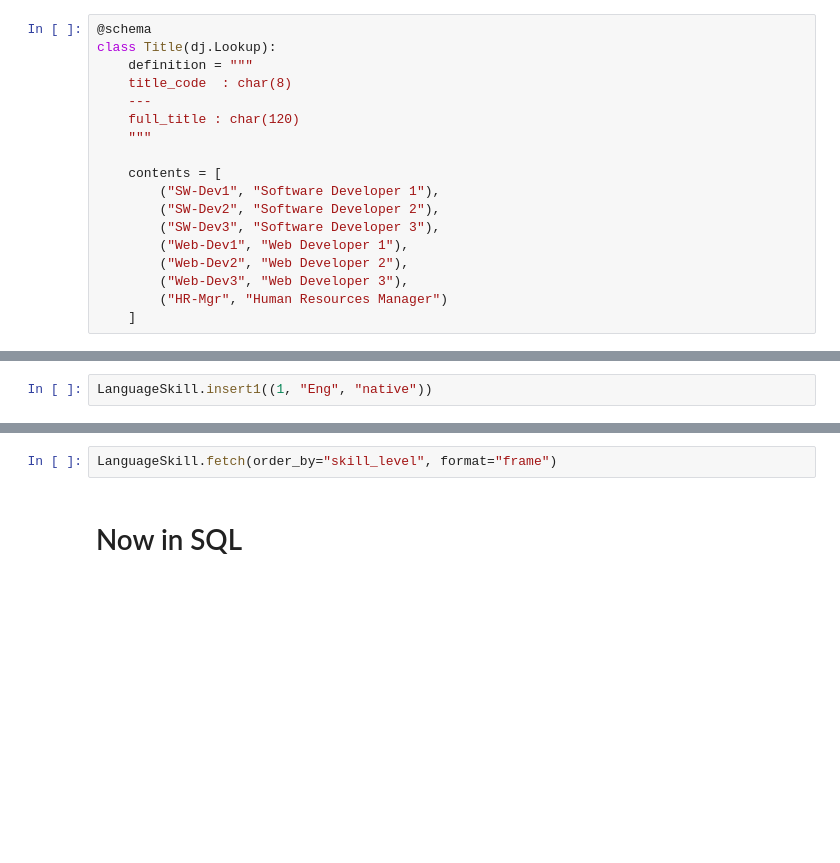
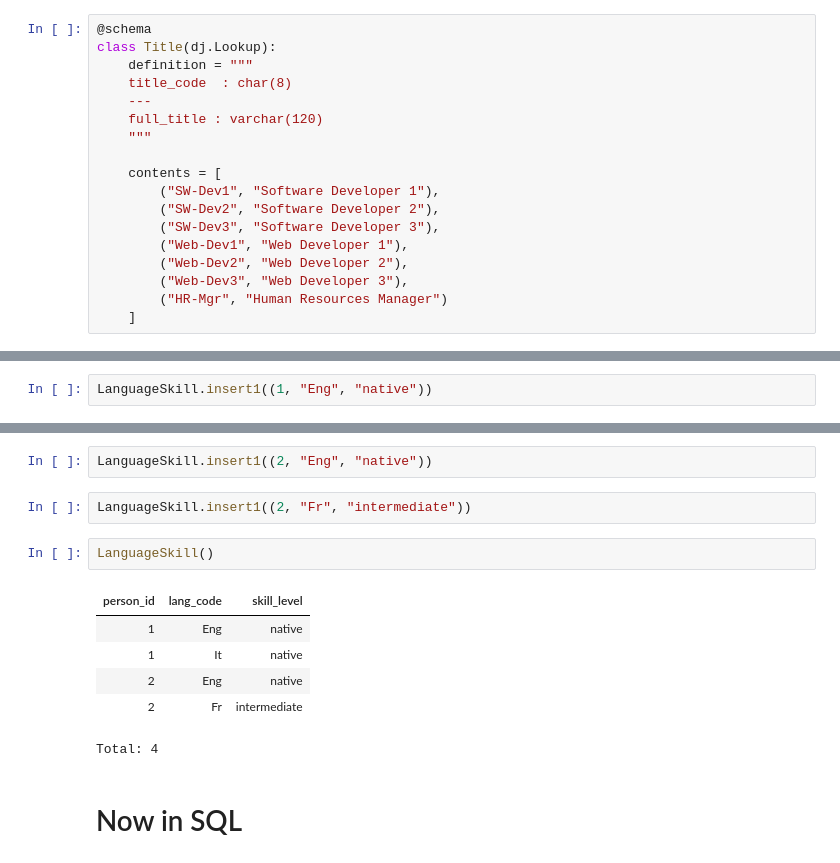
Before and after one commit to dimitri-yatsenko/Database-Systems-for-Data-Science, a Jupyter notebook: notebooks/Language.ipynb, the cells around one changed output, grey strips where cells are left out. Cells and saved outputs as stored; diff of their text form; blank space fills up the shorter version.

```diff
--- a/notebooks/Language.ipynb
+++ b/notebooks/Language.ipynb
@@ -14,7 +14,7 @@ class Title(dj.Lookup):
     definition = """
     title_code  : char(8)
     ---
-    full_title : char(120)
+    full_title : varchar(120)
     """
 
     contents = [
@@ -111,5 +157,16 @@ LanguageSkill()
+# %%
+LanguageSkill.insert1((2, "Eng", "native"))
+# %%
+LanguageSkill.insert1((2, "Fr", "intermediate"))
 # %%
-LanguageSkill.fetch(order_by="skill_level", format="frame")
+LanguageSkill()
+# %% [output]
+| person_id | lang_code | skill_level |
+| 1 | Eng | native |
+| 1 | It | native |
+| 2 | Eng | native |
+| 2 | Fr | intermediate |
+Total: 4
 # %% [markdown]
 # Now in SQL
 # %%
```
Also changed, not shown: parts of 35 cells of this notebook, 7 other files.
